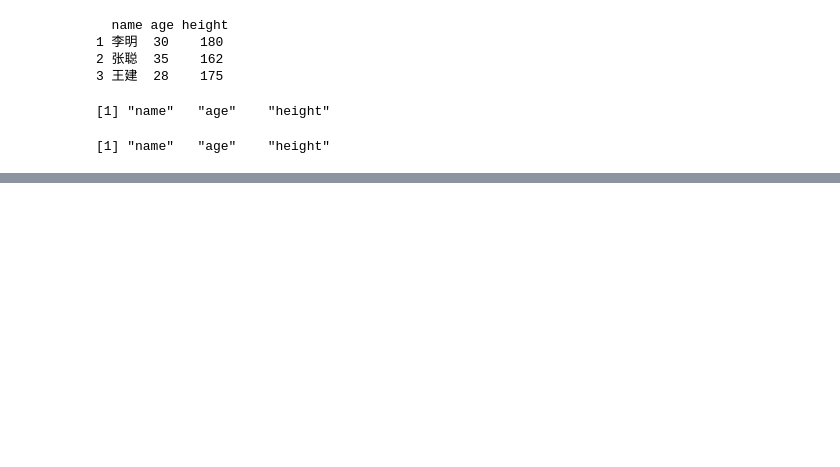
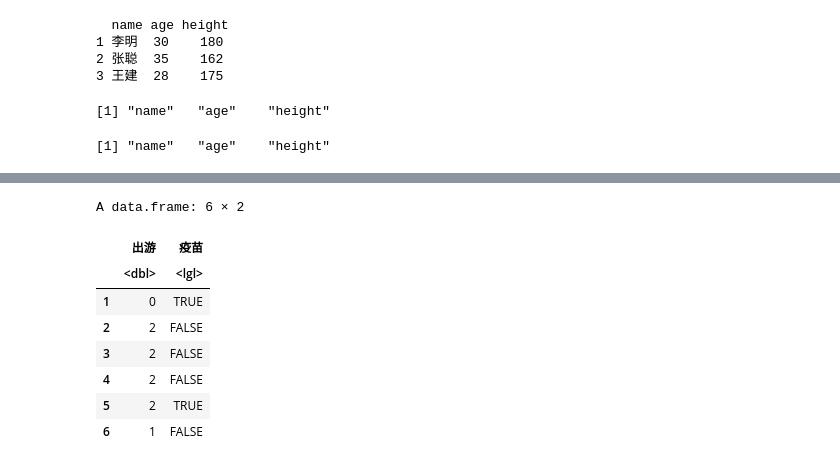
Before and after one commit to hsuhau/jupyter, a Jupyter notebook: R/13 数据框.ipynb, the cells around one changed output, grey strips where cells are left out. Saved outputs shown, nothing was run; the diff lists cells and outputs as text; code cells hidden in the pictures; blank space fills up the shorter version.

```diff
--- a/R/13 数据框.ipynb
+++ b/R/13 数据框.ipynb
@@ -22,0 +86,13 @@ ERROR: Error in load(knitr): 找不到对象'knitr'
+# %%
+dm[["年级"]] <- NULL
+dm
+# %% [output]
+A data.frame: 6 × 2
+|  | 出游 | 疫苗 |
+|  | <dbl> | <lgl> |
+| 1 | 0 | TRUE |
+| 2 | 2 | FALSE |
+| 3 | 2 | FALSE |
+| 4 | 2 | FALSE |
+| 5 | 2 | TRUE |
+| 6 | 1 | FALSE |
```
Also changed, not shown: parts of 31 cells of this notebook, 4 other files.
